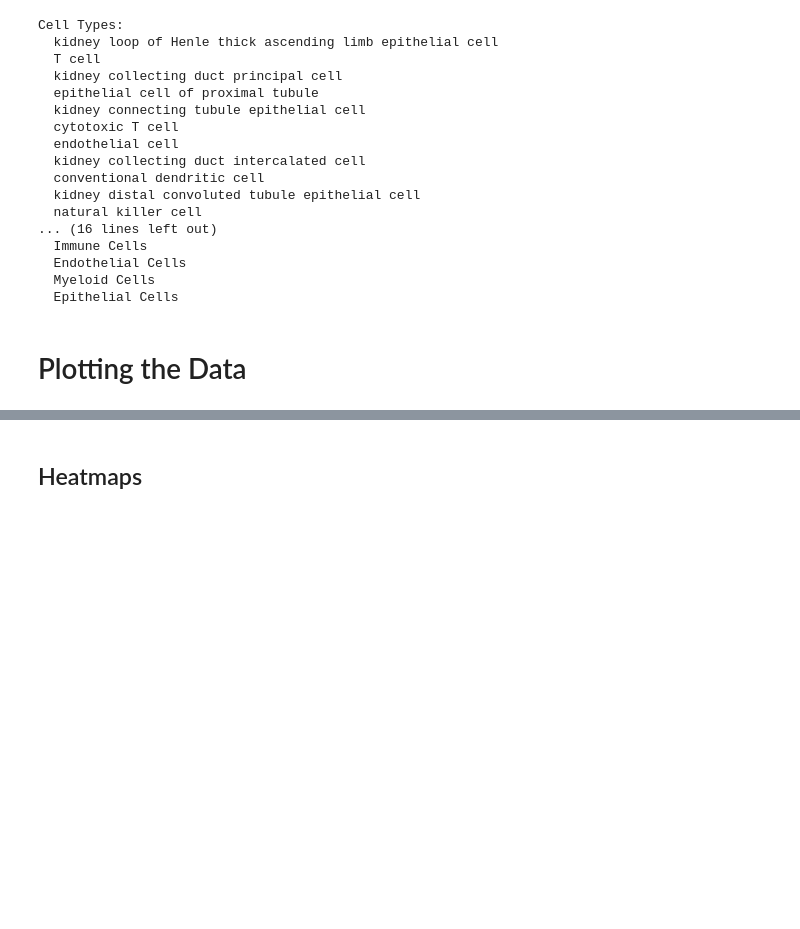
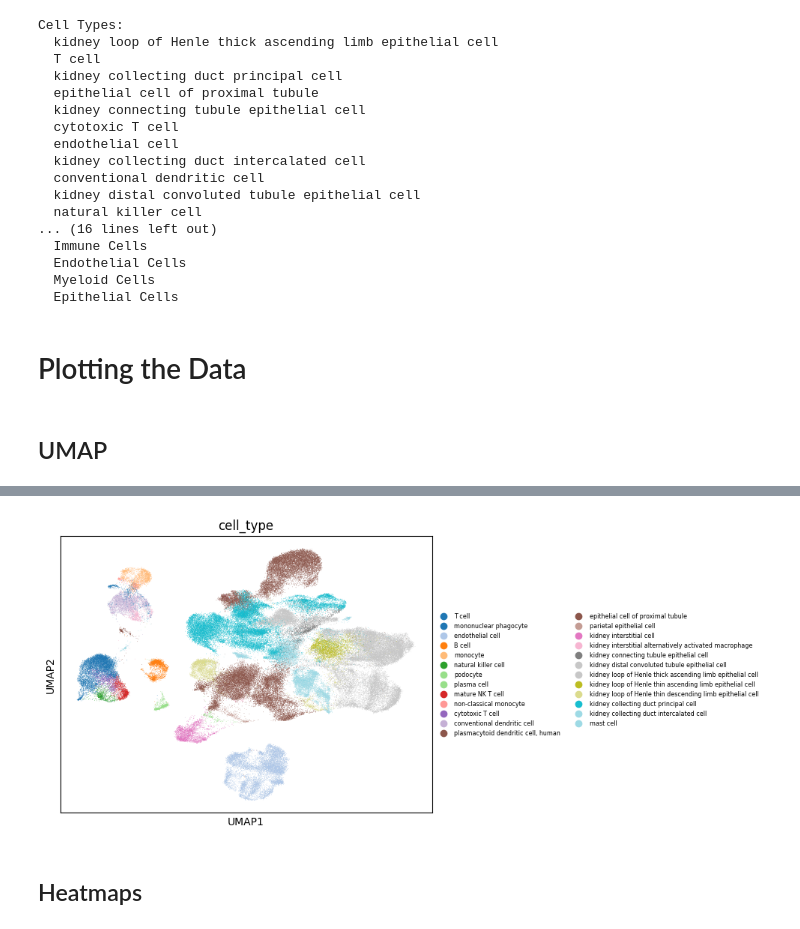
Before and after one commit to aumchampaneri/Biochemistry-BS, a Jupyter notebook: Human Kidney Atlas/Hs_CKD-Kidney_scRNA.ipynb, the cells around one changed output, grey strips where cells are left out. Drawn from its saved outputs; the diff is of its cells as text; code cells hidden in the pictures; blank space fills up the shorter version.

```diff
--- a/Human Kidney Atlas/Hs_CKD-Kidney_scRNA.ipynb
+++ b/Human Kidney Atlas/Hs_CKD-Kidney_scRNA.ipynb
@@ -231,3 +229,13 @@ Cell Types:
   Epithelial Cells
 # %% [markdown]
 # Plotting the Data
+# %% [markdown]
+## UMAP
+# %%
+sc.pl.umap(scRNA_ckd,
+           color=['cell_type'],
+           legend_fontsize='xx-small',
+           legend_fontweight='light',
+           palette='tab20',
+           save='_cell_type_CKD.pdf')
+# %% [output]
@@ -234,3 +243,4 @@ Cell Types:
+[figure, added]
 # %% [markdown]
 ## Heatmaps
 # %%
```
Also changed, not shown: parts of 10 cells of this notebook, 1 other file.
